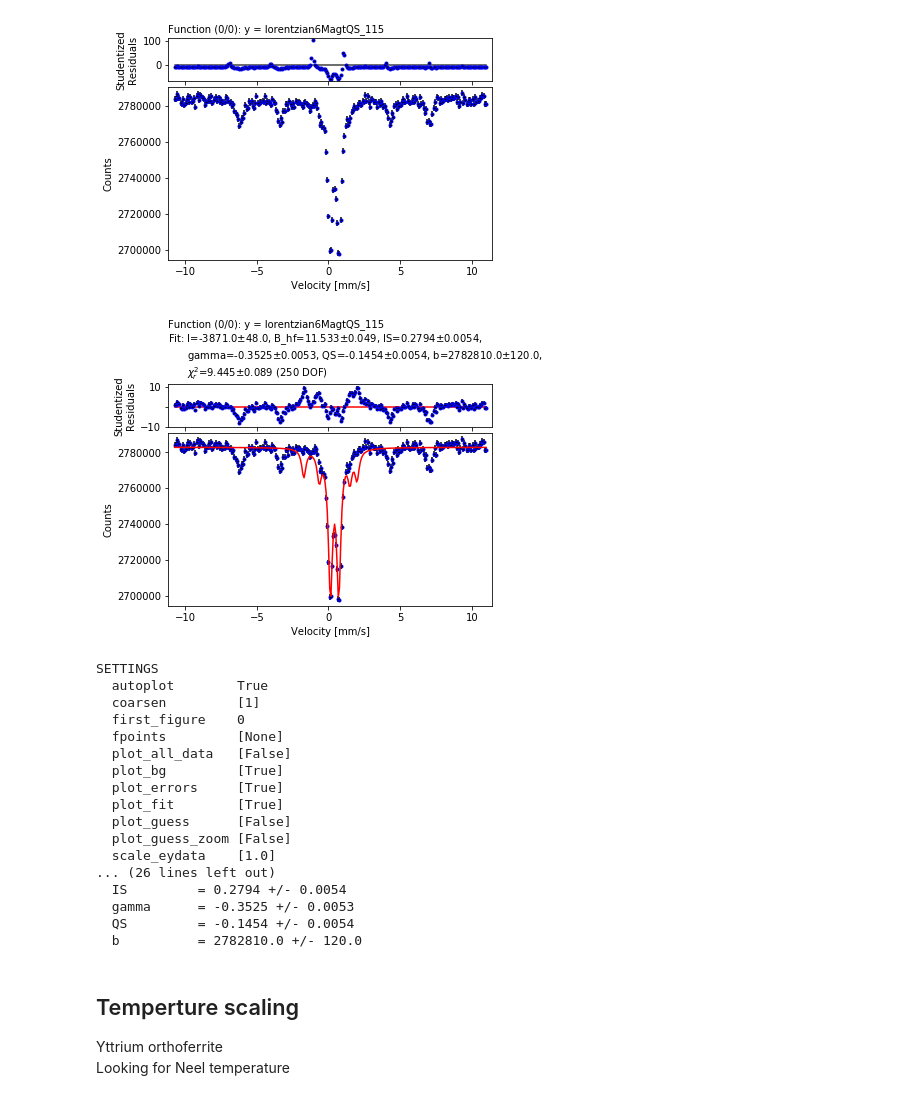
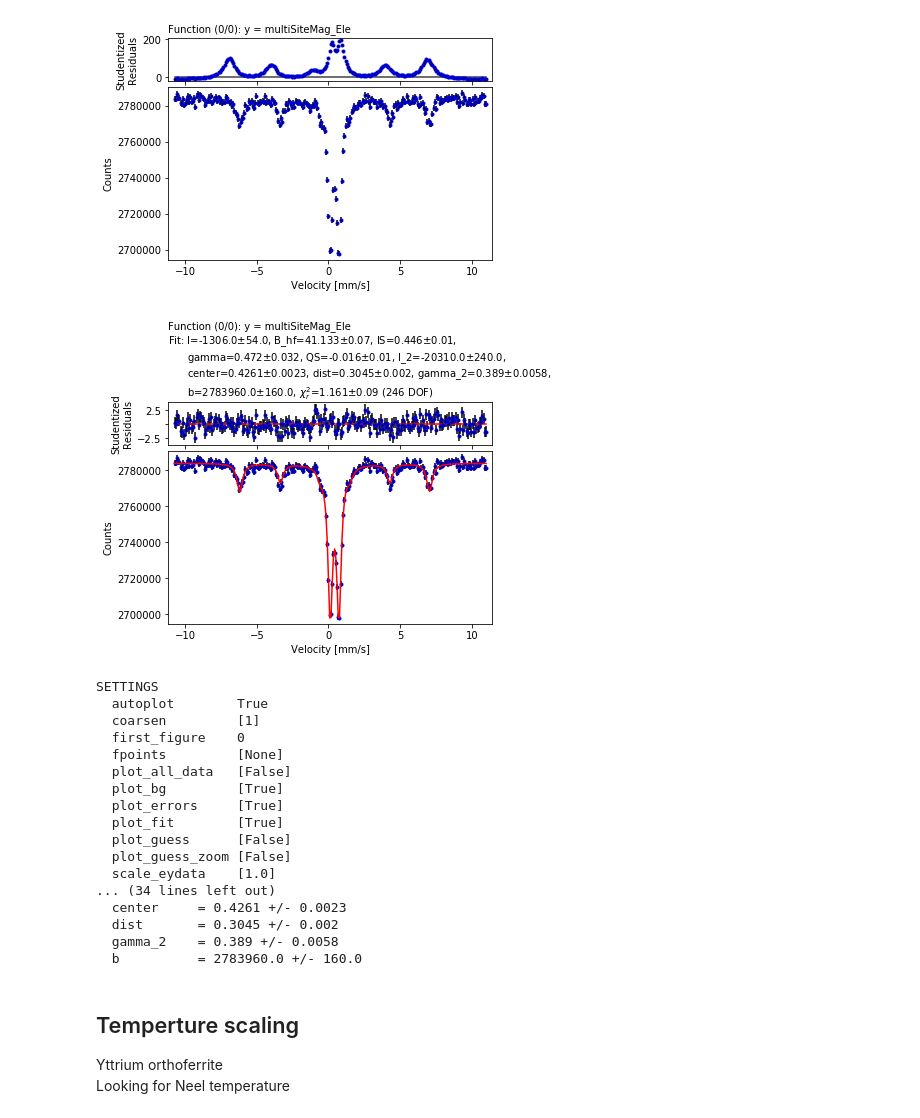
Before and after one commit to eklem1/ModernLab, a Jupyter notebook: TempMag.ipynb, the cells around one changed output. Cells and saved outputs as stored; diff of their text form; code cells hidden in the pictures.

```diff
--- a/TempMag.ipynb
+++ b/TempMag.ipynb
@@ -119,33 +161,32 @@ def lorentzian6MagtQS_115(E, I, B_hf, IS, gamma, QS, b):
 b = [11.000776381475806, 0.0011164921537570854]
 m = [-0.08527733629051013, 8.194955387410484e-06]
 # %%
-#trying to fit ferric floride (this run was at very short distance)
-#doesn't seem to work, Q: what are the peak intensity relations?
+#Fit ferric floride (this run was at very short distance)
+
 data = np.loadtxt(".//data//FFloride_Jan15_full.Asc", skiprows=0)
 
 data = np.transpose(data)
 data[1][511] = (data[1][510] + data[1][0])/2
 ydataerr = np.sqrt(data[1])
 
 dataL = [data[0][0:256], data[1][0:256], ydataerr[0:256]]
+velocities = chan_to_velo(dataL[0], m, b)
 
 my_fitter = s.data.fitter()
 my_fitter.set(style_data = [{'marker': '.', 'color': 'black', 'ls': '', 'mec': 'b'}]\
               , plot_guess=False, fpoints=None, xlabel = "Velocity [mm/s]" , ylabel = "Counts")
 # help(s.data.fitter)
-guess = 'I=-1e4, B_hf=43.3, IS=0, gamma=.1, QS=0.03, b=2.8e6'
-# my_fitter.set_functions(f=lorentzian6Magt_113, p=guess)
-my_fitter.set_functions(f=lorentzian6MagtQS_115, p=guess)
 
+guess='I=-1.5e4, B_hf=43, IS=0, gamma=1.0, QS=0, I_2=-8e4, center=0.5, dist=0.3, gamma_2=0.5, b=2.8e6'
+my_fitter.set_functions(f=multiSiteMag_Ele, p=guess)
 
 my_fitter.set_data(xdata=velocities, ydata=dataL[1], eydata=dataL[2])
 my_fitter.fit()
 # print(my_fitter.get_fit_results())
-
 # resultsLS = getFits_lor(my_fitter, 0)
 # %% [output]
-[figure, old version]
+[figure, new version]
-[figure, old version]
+[figure, new version]
 SETTINGS
   autoplot        True
   coarsen         [1]
@@ -158,11 +199,11 @@ SETTINGS
   plot_guess      [False]
   plot_guess_zoom [False]
   scale_eydata    [1.0]
-... (26 lines left out)
-  IS         = 0.2794 +/- 0.0054
-  gamma      = -0.3525 +/- 0.0053
-  QS         = -0.1454 +/- 0.0054
-  b          = 2782810.0 +/- 120.0
+... (34 lines left out)
+  center     = 0.4261 +/- 0.0023
+  dist       = 0.3045 +/- 0.002
+  gamma_2    = 0.389 +/- 0.0058
+  b          = 2783960.0 +/- 160.0
 # %% [markdown]
 ## Temperture scaling
 Yttrium orthoferrite
```
Also changed, not shown: parts of 5 cells of this notebook, 2 other files.
